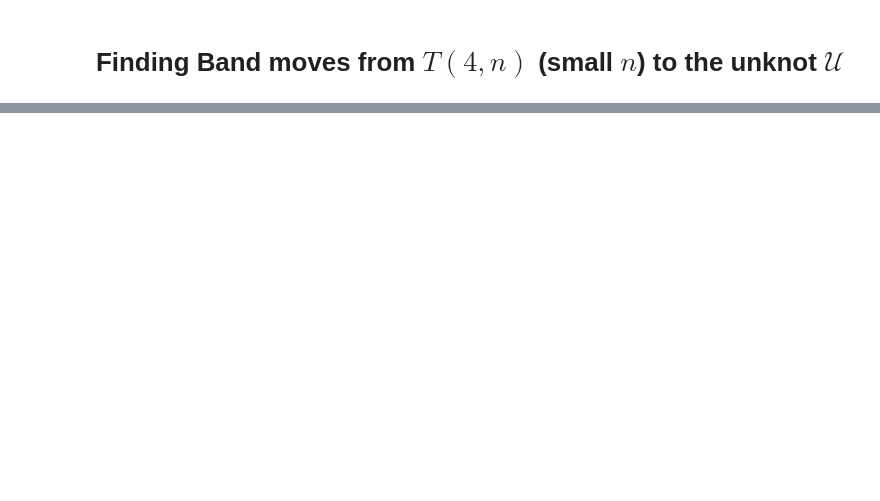
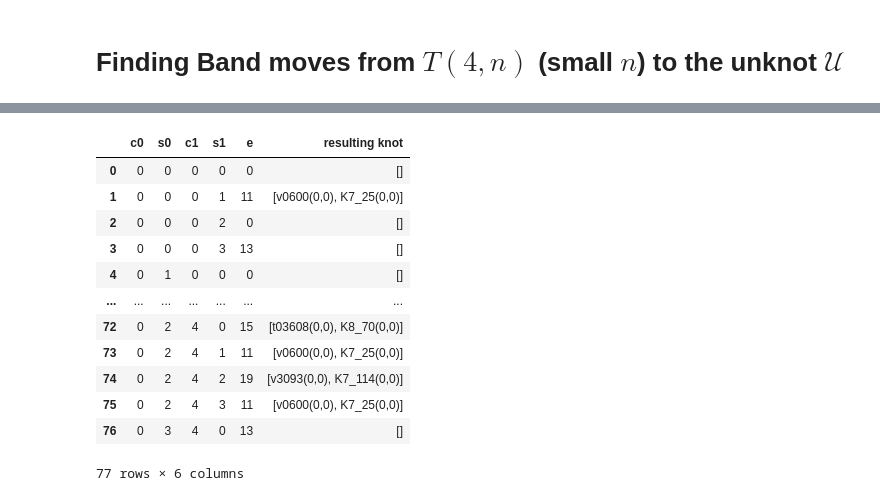
Before and after one commit to JulesGB/KnotGeography, a Jupyter notebook: find_bands.ipynb, the cells around one changed output, grey strips where cells are left out. Drawn from its saved outputs; the diff is of its cells as text; code cells hidden in the pictures; blank space fills up the shorter version.

Commit message:
find_bands stuff

```diff
--- a/find_bands.ipynb
+++ b/find_bands.ipynb
@@ -26,24 +110,68 @@ def find_bands(K, cutoff=100):
 
     num_crossings = len(K.crossings)
 
+    snappy_K = snappy.Link(K.PD_code())
+    writhe = snappy_K.writhe()
+
+    c0s = []
+    c1s = []
+    s0s = []
+    s1s = []
+    es = []
+    results = []
+
     i = 0
+    cutoff_reached = False
     for c0 in range(num_crossings):
+        if cutoff_reached: break
         for c1 in range(num_crossings):
+            if cutoff_reached: break
             for s0 in range(4):
+                if cutoff_reached: break
                 for s1 in range(4):
-                    if i >= cutoff: return
+                    if i >= cutoff:
+                        cutoff_reached = True
+                    if cutoff_reached: break
+
+                    c0s.append(c0)
+                    c1s.append(c1)
+                    s0s.append(s0)
+                    s1s.append(s1)
+
                     S = Cobordism(K)
                     i += 1
                     try:
                         S.band_move(1, (c0, s0), (c1, s1))
                         S.finish()
-                        #import pdb; pdb.set_trace()
 
-                        # check if non-or. 4-genus is 1
+                        K_prime = S.links[-1]
+                        snappy_K_prime = snappy.Link(K_prime.PD_code())
 
-                        if len(S.links[-1].crossings) == 0 and S.movie[-1][0] == 'morse_death' and S.movie[-2][0] == 'morse_death':
-                            print(f'({c0},{s0}), ({c1},{s1}) worked!')
+                        writhe_prime = snappy_K_prime.writhe()
+                        normal_euler = writhe - writhe_prime
+                        es.append(normal_euler)
+
+                        complement = snappy_K_prime.exterior()
+                        result = complement.identify()
+                        results.append(result)
                     except:
                         continue
+
+    return pd.DataFrame(zip(c0s, s0s, c1s, s1s, es, results), columns=['c0', 's0', 'c1', 's1', 'e', 'resulting knot'])
 # %%
-find_bands(T45_link)
+T45_link = Link(T45.PD_code())
+find_bands(T45_link, cutoff=1000)
+# %% [output]
+|  | c0 | s0 | c1 | s1 | e | resulting knot |
+| 0 | 0 | 0 | 0 | 0 | 0 | [] |
+| 1 | 0 | 0 | 0 | 1 | 11 | [v0600(0,0), K7_25(0,0)] |
+| 2 | 0 | 0 | 0 | 2 | 0 | [] |
+| 3 | 0 | 0 | 0 | 3 | 13 | [] |
+| 4 | 0 | 1 | 0 | 0 | 0 | [] |
+| ... | ... | ... | ... | ... | ... | ... |
+| 72 | 0 | 2 | 4 | 0 | 15 | [t03608(0,0), K8_70(0,0)] |
+| 73 | 0 | 2 | 4 | 1 | 11 | [v0600(0,0), K7_25(0,0)] |
+| 74 | 0 | 2 | 4 | 2 | 19 | [v3093(0,0), K7_114(0,0)] |
+| 75 | 0 | 2 | 4 | 3 | 11 | [v0600(0,0), K7_25(0,0)] |
+| 76 | 0 | 3 | 4 | 0 | 13 | [] |
+77 rows × 6 columns
```
Also changed, not shown: parts of 14 cells of this notebook, 2 other files.
